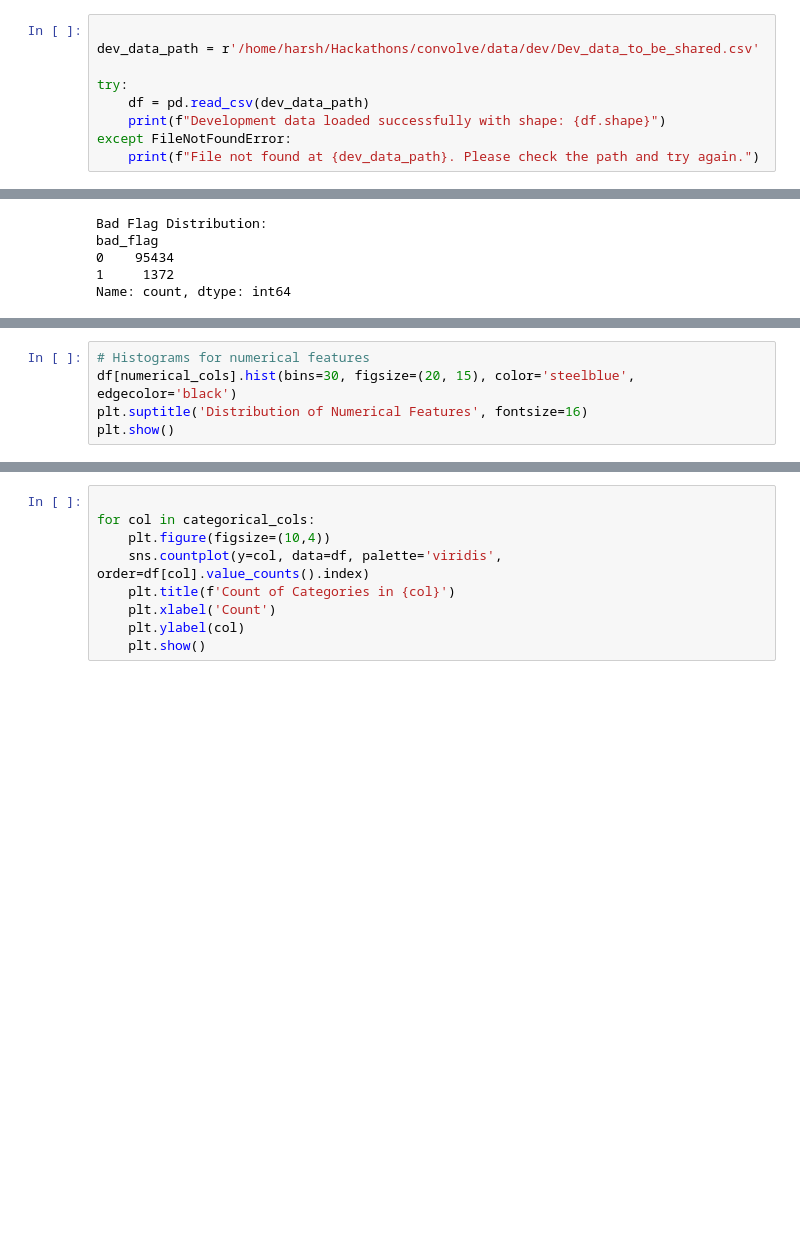
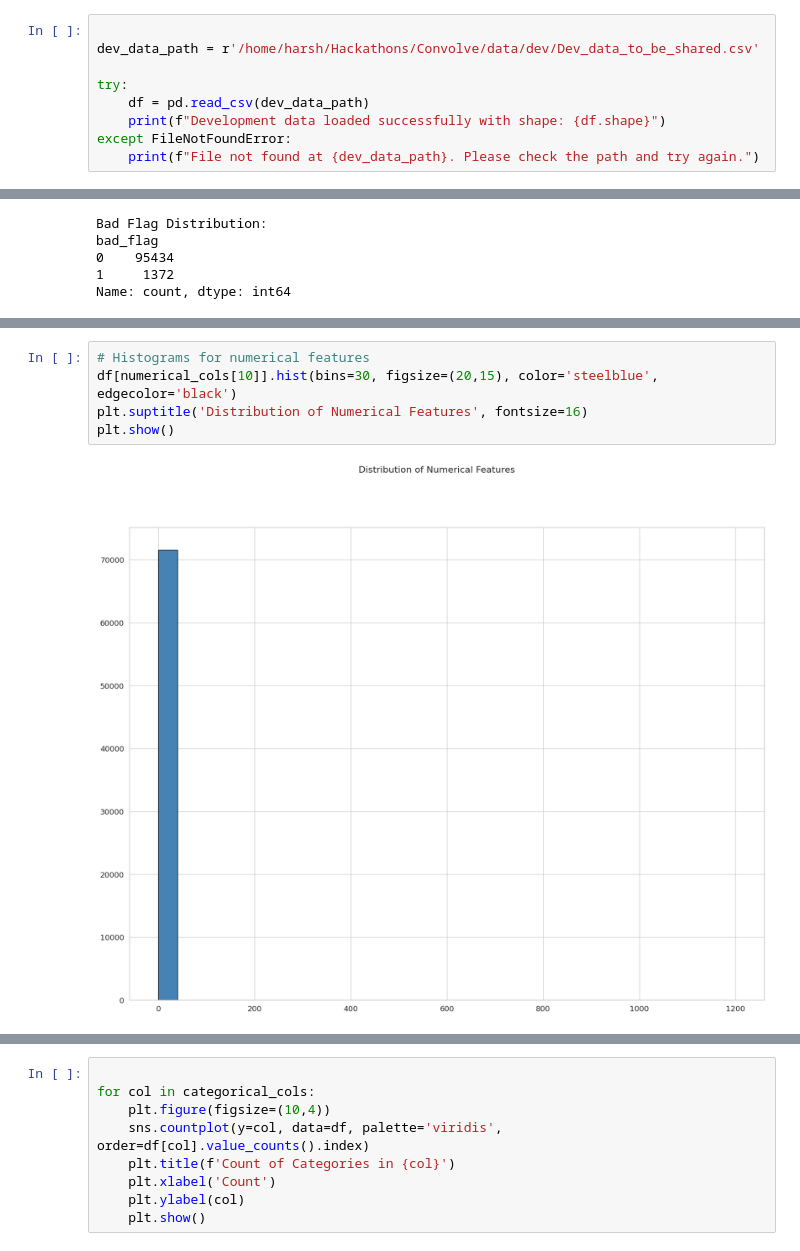
Before and after one commit to Harsh-BH/Convolve-3.0, a Jupyter notebook: notebooks/1_exploratory_analysis.ipynb, the cells around one changed output, grey strips where cells are left out. Saved outputs shown, nothing was run; the diff lists cells and outputs as text; blank space fills up the shorter version.

```diff
--- a/notebooks/1_exploratory_analysis.ipynb
+++ b/notebooks/1_exploratory_analysis.ipynb
@@ -6,7 +6,7 @@ import seaborn as sns
 sns.set(style='whitegrid', palette='muted', font_scale=1.2)
 # %%
 
-dev_data_path = r'/home/harsh/Hackathons/convolve/data/dev/Dev_data_to_be_shared.csv'
+dev_data_path = r'/home/harsh/Hackathons/Convolve/data/dev/Dev_data_to_be_shared.csv'
 
 try:
     df = pd.read_csv(dev_data_path)
@@ -108,8 +113,10 @@ print(f"\nCategorical Columns ({len(categorical_cols)}):\n{categorical_cols}")
 # %%
 # Histograms for numerical features
-df[numerical_cols].hist(bins=30, figsize=(20, 15), color='steelblue', edgecolor='black')
+df[numerical_cols[10]].hist(bins=30, figsize=(20,15), color='steelblue', edgecolor='black')
 plt.suptitle('Distribution of Numerical Features', fontsize=16)
 plt.show()
+# %% [output]
+[figure, added]
 # %%
 # Boxplots for numerical features to detect outliers
 plt.figure(figsize=(20, 15))
```
Also changed, not shown: parts of 5 cells of this notebook, 1 other file.
